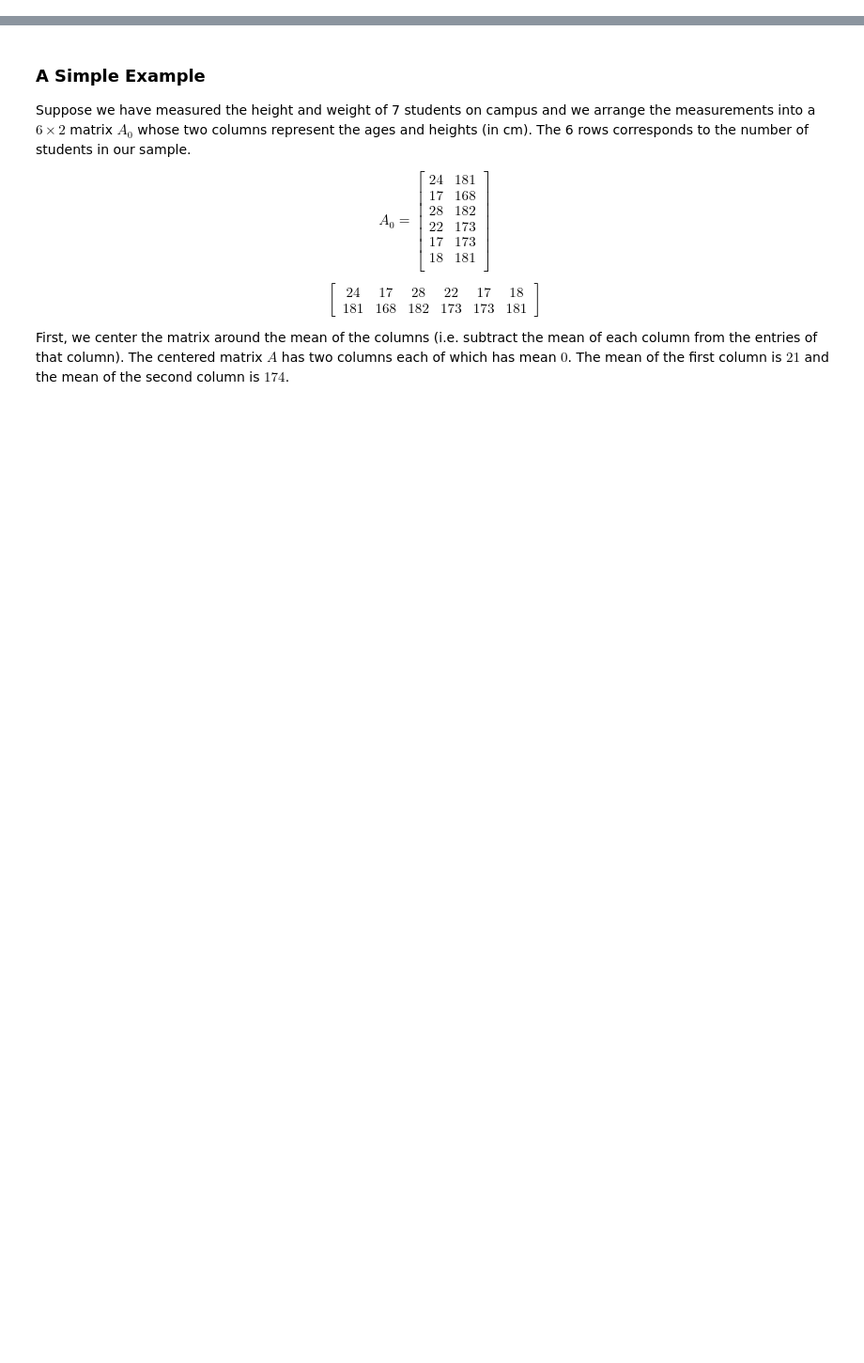
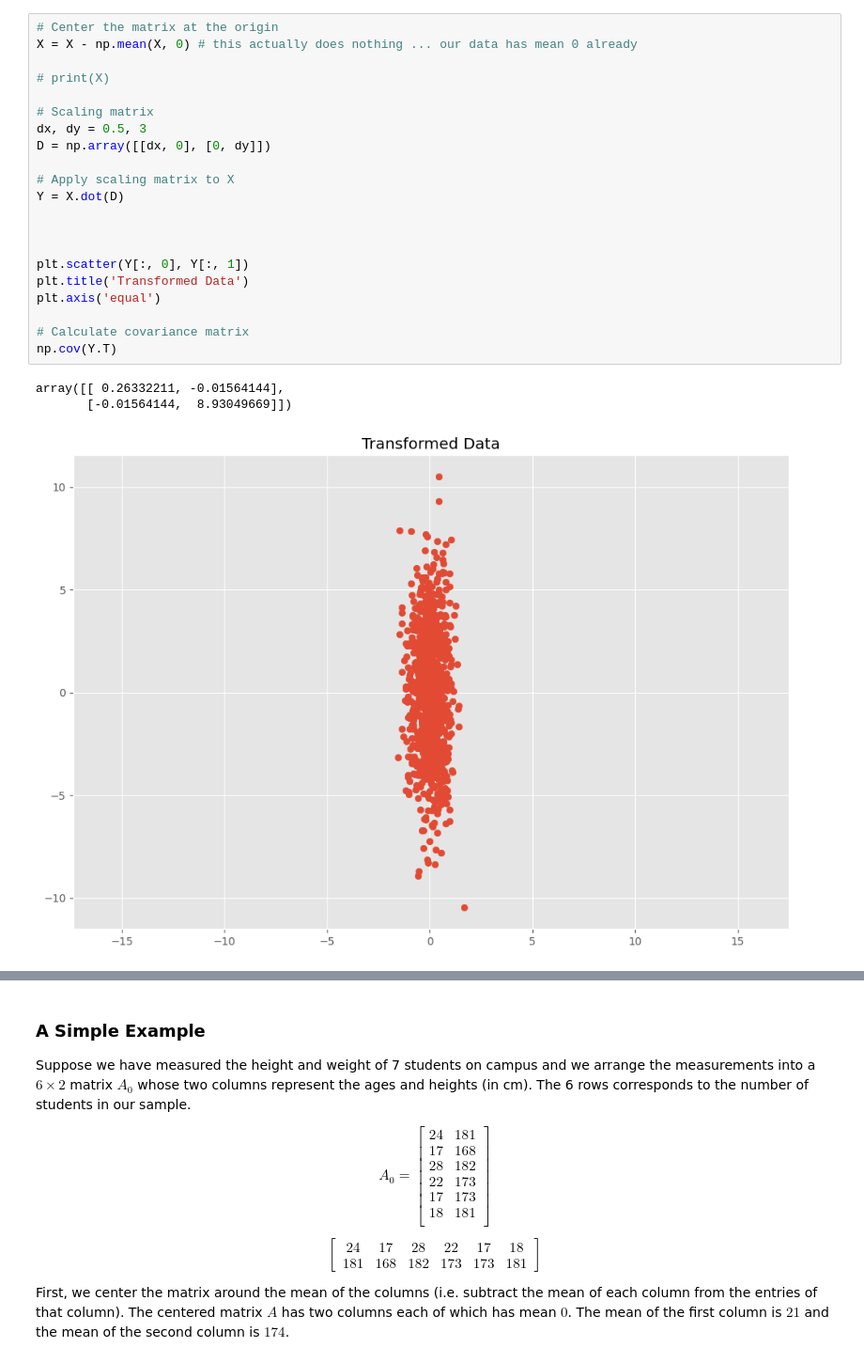
Before and after one commit to sinhp/mcfds, a Jupyter notebook: pca.ipynb, the cells around one changed output, grey strips where cells are left out. Shown at 94% size. Cells and saved outputs as stored; diff of their text form; blank space fills up the shorter version.

```diff
--- a/pca.ipynb
+++ b/pca.ipynb
@@ -240,0 +387,25 @@ array([[0.96373673, 0.06211185],
+# %%
+# Center the matrix at the origin
+X = X - np.mean(X, 0) # this actually does nothing ... our data has mean 0 already
+
+# print(X)
+
+# Scaling matrix
+dx, dy = 0.5, 3
+D = np.array([[dx, 0], [0, dy]])
+
+# Apply scaling matrix to X
+Y = X.dot(D)
+
+
+
+plt.scatter(Y[:, 0], Y[:, 1])
+plt.title('Transformed Data')
+plt.axis('equal')
+
+# Calculate covariance matrix
+np.cov(Y.T)
+# %% [output]
+array([[ 0.26332211, -0.01564144],
+       [-0.01564144,  8.93049669]])
+[figure, added]
```
Also changed, not shown: parts of 15 cells of this notebook.
